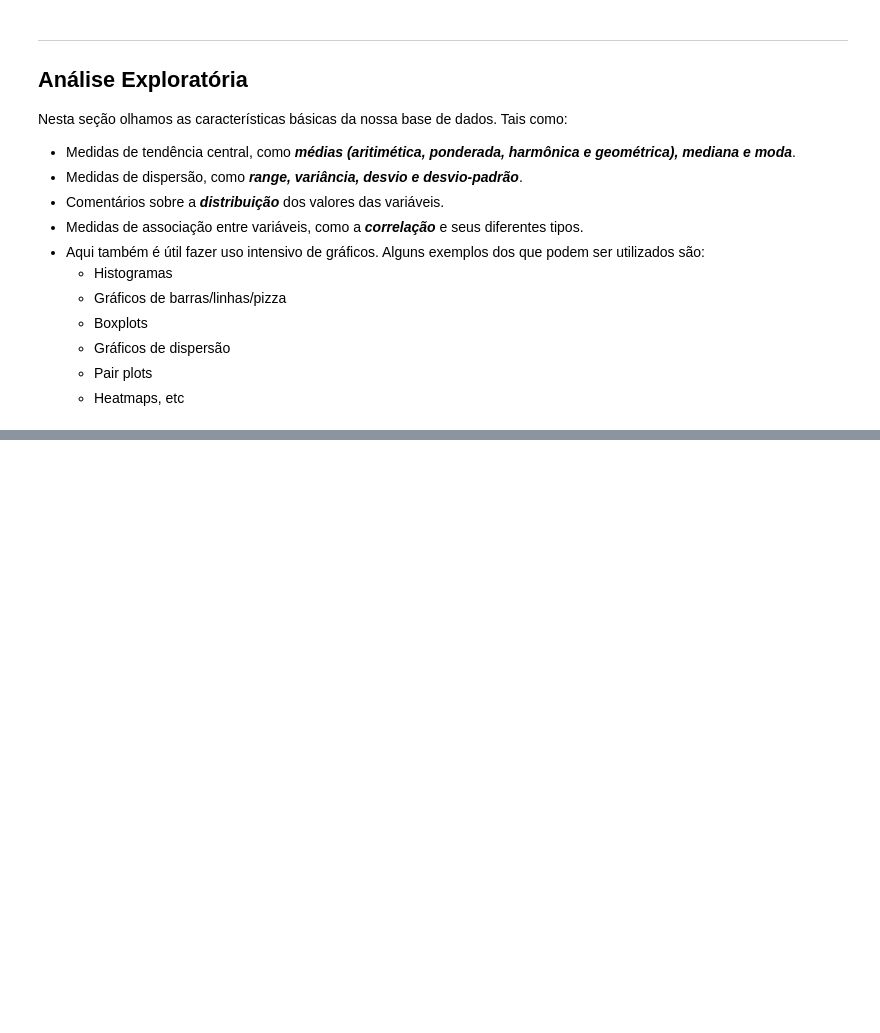
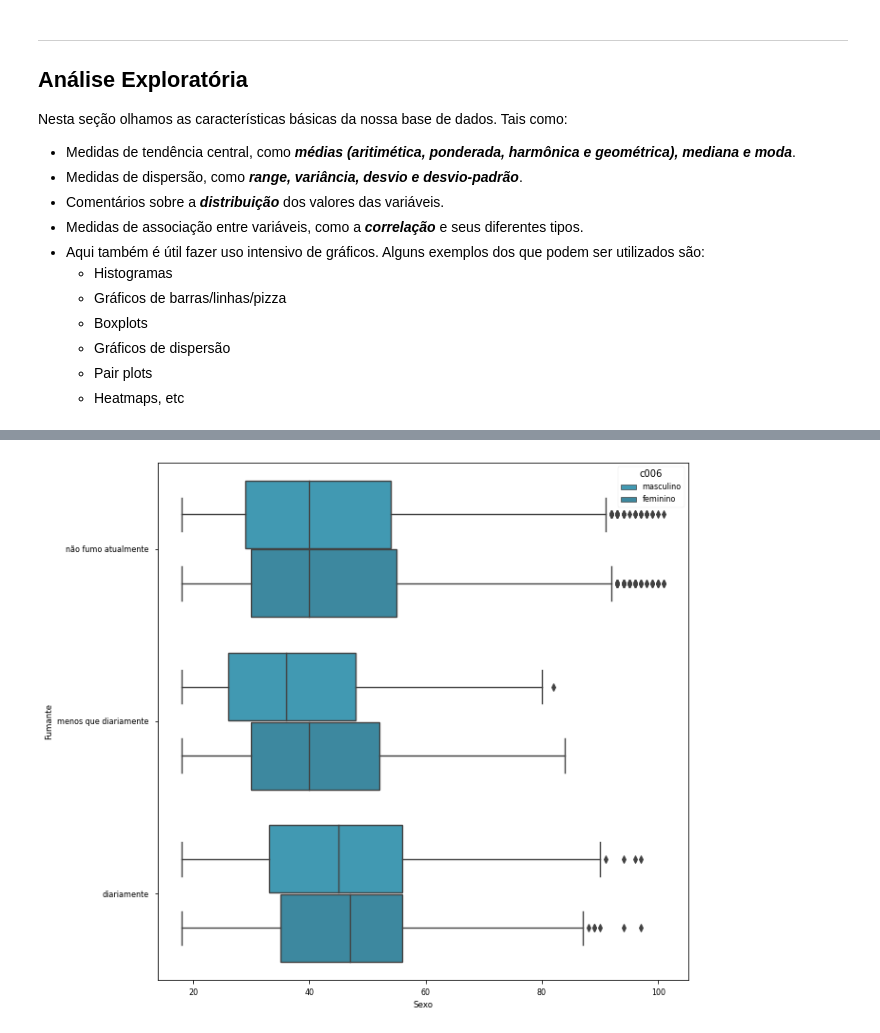
Before and after one commit to baldoinov/econometria-i, a Jupyter notebook: ex_empirico_02.ipynb, the cells around one changed output, grey strips where cells are left out. Saved outputs shown, nothing was run; the diff lists cells and outputs as text; code cells hidden in the pictures; blank space fills up the shorter version.

```diff
--- a/ex_empirico_02.ipynb
+++ b/ex_empirico_02.ipynb
@@ -199,3 +228,15 @@ df.head()
+# %%
+fig, ax =plt.subplots(figsize=(10, 10))
+
+sns.boxplot(y='p050', x='c008', hue='c006', data=df, orient='h', ax=ax)
+
+plt.xlabel('Sexo')
+plt.ylabel('Fumante')
+# plt.legend(title='Sexo', loc='upper right', labels=['masculino', 'feminino'])
+
+plt.show()
+# %% [output]
+[figure, added]
 # %%
 # idade com retornos decrescentes
 # transformar estado civil em dummy
```
Also changed, not shown: parts of 37 cells of this notebook.
